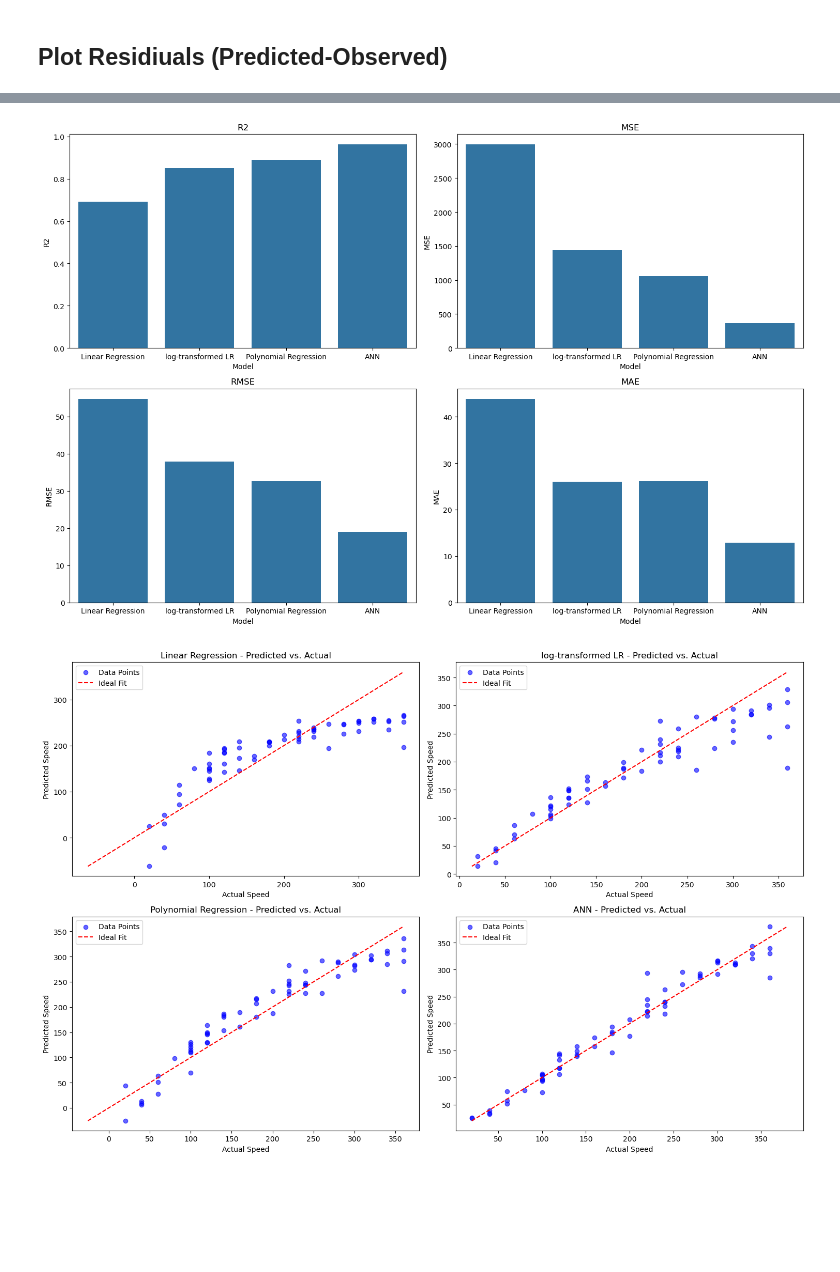
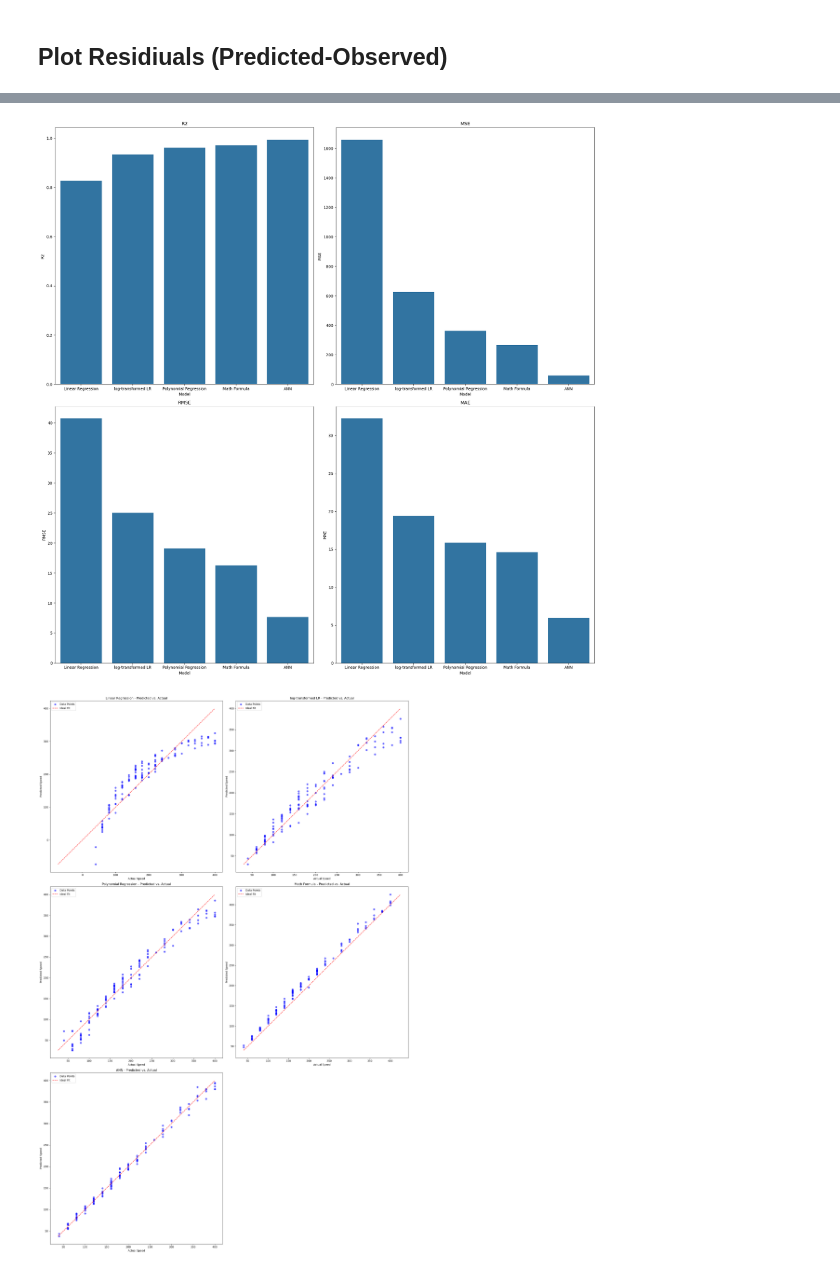
Before and after one commit to ozgucbertug/3DCP-Extrusion-Parameter-Optimization, a Jupyter notebook: data_driven_3dcp.ipynb, the cells around one changed output, grey strips where cells are left out. Drawn from its saved outputs; the diff is of its cells as text; code cells hidden in the pictures; blank space fills up the shorter version.

```diff
--- a/data_driven_3dcp.ipynb
+++ b/data_driven_3dcp.ipynb
@@ -73,16 +57,16 @@ Test set shape: (64, 3)
 # %% [markdown]
 # Neural Network Model
 # %%
-K_FOLD = False
+K_FOLD = True
 
-BATCH_SIZE = 16
+BATCH_SIZE = 64
 
-SAVE_MODEL = False
+TRAIN_MODEL = True
+SAVE_MODEL = True
 LOAD_MODEL = True
-TRAIN_MODEL = False
 
 SAVE_DIR = 'model'
-FILE_NAME = '3DCP_ANN'
+FILE_NAME = '3DCP_wANN'
 # %% [markdown]
 ## ANN Model
 # %%
@@ -163,8 +166,8 @@ X_train_scaled = scaler.fit_transform(X_train)
 X_test_scaled  = scaler.transform(X_test)
 
 nn = create_nn_model(input_dim=X_train_scaled.shape[1])
-early_stopping = EarlyStopping(monitor='loss', patience=20, restore_best_weights=True, verbose=0, min_delta = 1e-2)
-reduce_lr = ReduceLROnPlateau(monitor='loss', factor=0.5, patience=10, min_lr=1e-5, verbose=0, min_delta = 1e-2)
+early_stopping = EarlyStopping(monitor='val_loss', patience=20, restore_best_weights=True, verbose=0)
+reduce_lr = ReduceLROnPlateau(monitor='val_loss', factor=0.5, patience=10, min_lr=1e-5, verbose=0)
 
 if TRAIN_MODEL:
     history = nn.fit(X_train_scaled, y_train, epochs=1000, batch_size=BATCH_SIZE, verbose=2,
@@ -270,20 +312,26 @@ R²: 0.9626, MSE: 362.9162, RMSE: 19.0504, MAE: 12.9281,
 # %%
+import numpy as np
+import pandas as pd
+import matplotlib.pyplot as plt
+import math
+from sklearn.linear_model import LinearRegression
+from sklearn.pipeline import Pipeline
+from sklearn.preprocessing import PolynomialFeatures
+from sklearn.metrics import mean_squared_error, r2_score, mean_absolute_error
+import seaborn as sns
+
 # =============================================================================
 # (1) Train Classical Models
 # =============================================================================
-from sklearn.preprocessing import PolynomialFeatures
-
 # --- Standard Linear Regression ---
 lin_reg = LinearRegression()
 lin_reg.fit(X_train, y_train)
 y_pred_lr = lin_reg.predict(X_test)
 
 # --- Log-Transformed Linear Regression ---
-# Transform the target variable using natural log.
 y_train_log = np.log(y_train)
 log_lin_reg = LinearRegression()
 log_lin_reg.fit(X_train, y_train_log)
-# When predicting, exponentiate to return to the original scale.
 y_pred_log_lin = np.exp(log_lin_reg.predict(X_test))
 
 # --- Polynomial Regression (2nd degree) ---
@@ -302,13 +350,33 @@ X_test_scaled = scaler.transform(X_test)
 y_pred_ann = nn.predict(X_test_scaled).flatten()
 
 # =============================================================================
-# (3) Compute and Print Performance Metrics
+# (3) Math Formula Predictions
+# =============================================================================
+# Define a helper function to compute math formula predictions for each sample.
+def compute_math_predictions(df, extrusions, flowrates):
+    preds = []
+    for _, row in df.iterrows():
+        f = row["extrusion"]
+        h = row["layer_height"]
+        w = row["layer_width"]
+        # Compute prediction using the math formula
+        pred = (f * 1e6) / (60 * ((w * h) - (h**2) + ((h**2) * np.pi / 4)))
+        preds.append(pred)
+    return np.array(preds)
+
+# Compute math formula predictions using the test set.
+# Assuming that the test set has the columns: 'extrusion', 'layer_height', 'layer_width'
+y_pred_math = compute_math_predictions(X_test, extrusions=[5, 10], flowrates=[2, 3])
+
+# =============================================================================
+# (4) Compute and Print Performance Metrics
 # =============================================================================
 # Create a dictionary of predictions for the models we are comparing.
 models = {
     'Linear Regression': y_pred_lr,
     'log-transformed LR': y_pred_log_lin,
     'Polynomial Regression': y_pred_poly,
+    'Math Formula': y_pred_math,
     'ANN': y_pred_ann
 }
 
@@ -323,16 +391,13 @@ for name, y_pred in models.items():
     print(f"{name:>25}: R2: {r2:.4f}, RMSE: {rmse:.4f}, MSE: {mse:.4f}, MAE: {mae:.4f}")
 
 # =============================================================================
-# (4) Plot Each Metric in Separate Subplots
+# (5) Plot Each Metric in Separate Subplots
 # =============================================================================
-import seaborn as sns
-
 # Convert the metrics dictionary into a DataFrame.
 metrics_df = pd.DataFrame(metrics).T.reset_index().rename(columns={'index': 'Model'})
-# The metrics we want to plot
 metric_names = ['R2', 'MSE', 'RMSE', 'MAE']
 
-fig, axs = plt.subplots(2, 2, figsize=(15, 10))
+fig, axs = plt.subplots(2, 2, figsize=(20, 20))
 for ax, metric in zip(axs.flatten(), metric_names):
     sns.barplot(data=metrics_df, x='Model', y=metric, ax=ax)
     ax.set_title(metric)
@@ -342,12 +407,15 @@ plt.tight_layout()
 plt.show()
 
 # =============================================================================
-# (5) Plot Predicted vs Actual Values for Each Model in Separate Subplots
+# (6) Plot Predicted vs Actual Values for Each Model in Separate Subplots
 # =============================================================================
-fig, axs = plt.subplots(2, 2, figsize=(15, 10))
+fig, axs = plt.subplots(3, 2, figsize=(20, 30))  # 3 rows x 2 columns to accommodate 5 models
+model_names = list(models.keys())
+all_axes = axs.flatten()
 
-# Loop through each model in the models dictionary and plot predictions vs actual.
-for ax, (model_name, y_pred) in zip(axs.flatten(), models.items()):
+for idx, model_name in enumerate(model_names):
+    ax = all_axes[idx]
+    y_pred = models[model_name]
     # Scatter plot of actual vs. predicted values
     ax.scatter(y_test, y_pred, color='blue', alpha=0.6, label='Data Points')
 
@@ -361,6 +429,10 @@ for ax, (model_name, y_pred) in zip(axs.flatten(), models.items()):
     ax.set_ylabel("Predicted Speed")
     ax.legend()
 
+# Hide any extra subplot (if any)
+for ax in all_axes[len(model_names):]:
+    ax.set_visible(False)
+
 plt.tight_layout()
 plt.show()
 # %% [output]
@@ -373,2 +446,2 @@ Model Performance Comparison:
-[figure, old version]
+[figure, new version]
-[figure, old version]
+[figure, new version]
```
Also changed, not shown: parts of 12 cells of this notebook, 12 other files.
